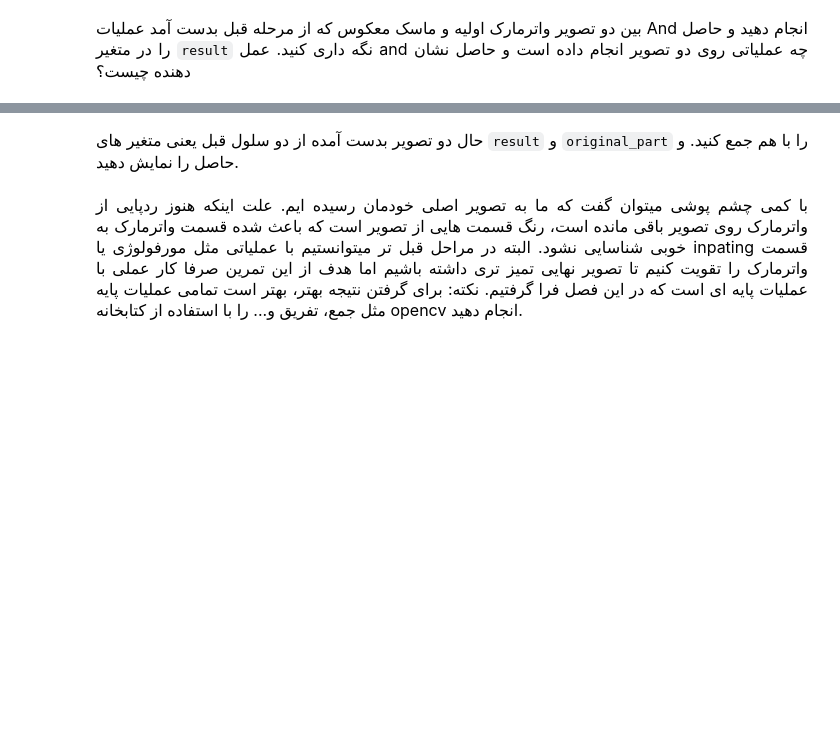
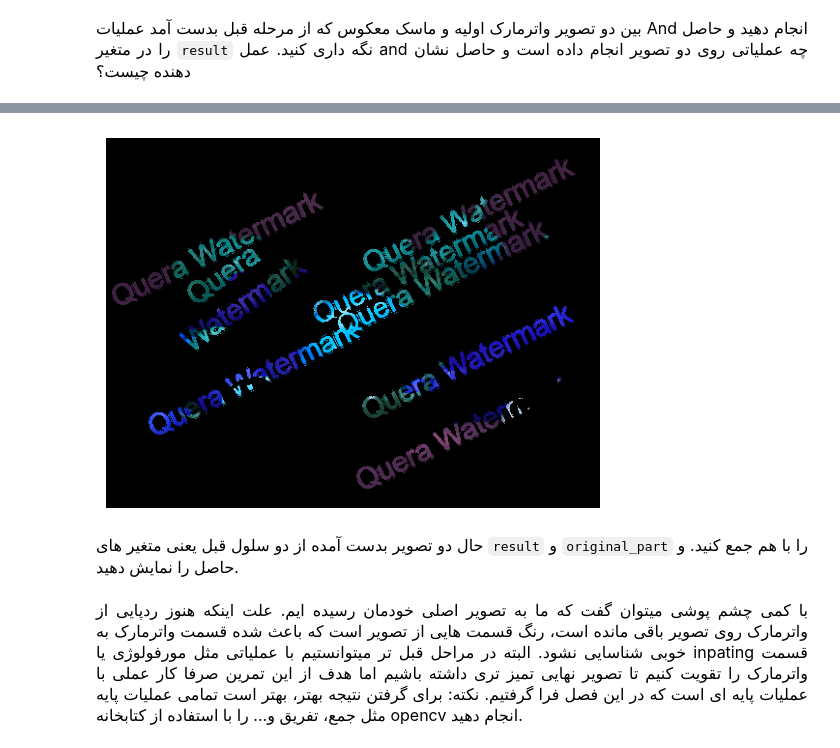
Before and after one commit to mahajialirezaei/Watermark---opencv, a Jupyter notebook: Code/NoteBook.ipynb, the cells around one changed output, grey strips where cells are left out. Saved outputs shown, nothing was run; the diff lists cells and outputs as text; code cells hidden in the pictures; blank space fills up the shorter version.

```diff
--- a/Code/NoteBook.ipynb
+++ b/Code/NoteBook.ipynb
@@ -173,10 +177,12 @@ plt.show()
 # %%
 # And operation between original and watermark_mask_3ch
-original_part = ...
+original_part = cv2.bitwise_and(original, watermark_mask_3ch)
 
 plt.imshow(cv2.cvtColor(original_part,cv2.COLOR_BGR2RGB))
 plt.axis('off')
 plt.show()
+# %% [output]
+[figure, added]
 # %% [markdown]
 
 <p dir=rtl style="direction: rtl;text-align: justify;line-height:200%;font-family:vazir;font-size:medium">
```
Also changed, not shown: parts of 2 cells of this notebook.
